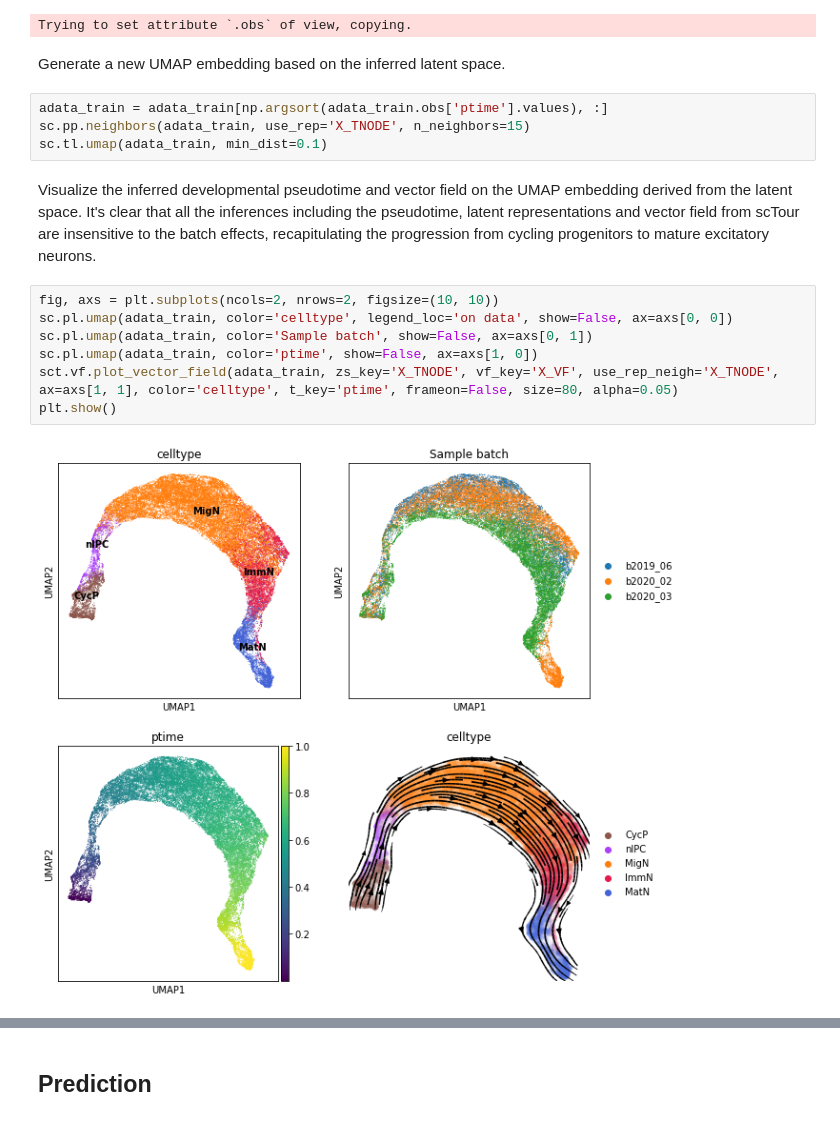
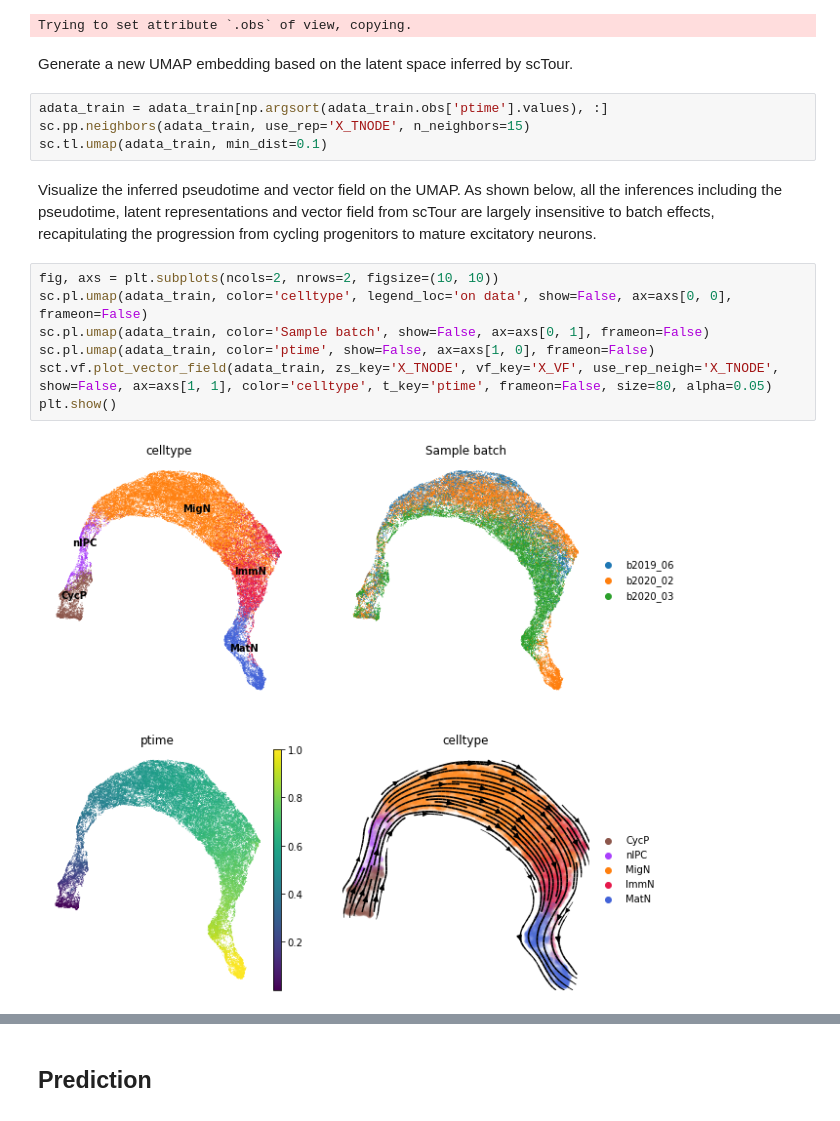
Before and after one commit to LiQian-XC/sctour, a Jupyter notebook: docs/source/notebook/scTour_prediction.ipynb, the cells around one changed output, grey strips where cells are left out. Cells and saved outputs as stored; diff of their text form.

```diff
--- a/docs/source/notebook/scTour_prediction.ipynb
+++ b/docs/source/notebook/scTour_prediction.ipynb
@@ -77,19 +79,19 @@ adata_train.obsm['X_VF'] = tnode.get_vector_field(adata_train.obs['ptime'].value
 # %% [output]
 Trying to set attribute `.obs` of view, copying.
 # %% [markdown]
-Generate a new UMAP embedding based on the inferred latent space.
+Generate a new UMAP embedding based on the latent space inferred by scTour.
 # %%
 adata_train = adata_train[np.argsort(adata_train.obs['ptime'].values), :]
 sc.pp.neighbors(adata_train, use_rep='X_TNODE', n_neighbors=15)
 sc.tl.umap(adata_train, min_dist=0.1)
 # %% [markdown]
-Visualize the inferred developmental pseudotime and vector field on the UMAP embedding derived from the latent space. It's clear that all the inferences including the pseudotime, latent representations and vector field from scTour are insensitive to the batch effects, recapitulating the progression from cycling progenitors to mature excitatory neurons.
+Visualize the inferred pseudotime and vector field on the UMAP. As shown below, all the inferences including the pseudotime, latent representations and vector field from scTour are largely insensitive to batch effects, recapitulating the progression from cycling progenitors to mature excitatory neurons.
 # %%
 fig, axs = plt.subplots(ncols=2, nrows=2, figsize=(10, 10))
-sc.pl.umap(adata_train, color='celltype', legend_loc='on data', show=False, ax=axs[0, 0])
-sc.pl.umap(adata_train, color='Sample batch', show=False, ax=axs[0, 1])
-sc.pl.umap(adata_train, color='ptime', show=False, ax=axs[1, 0])
-sct.vf.plot_vector_field(adata_train, zs_key='X_TNODE', vf_key='X_VF', use_rep_neigh='X_TNODE', ax=axs[1, 1], color='celltype', t_key='ptime', frameon=False, size=80, alpha=0.05)
+sc.pl.umap(adata_train, color='celltype', legend_loc='on data', show=False, ax=axs[0, 0], frameon=False)
+sc.pl.umap(adata_train, color='Sample batch', show=False, ax=axs[0, 1], frameon=False)
+sc.pl.umap(adata_train, color='ptime', show=False, ax=axs[1, 0], frameon=False)
+sct.vf.plot_vector_field(adata_train, zs_key='X_TNODE', vf_key='X_VF', use_rep_neigh='X_TNODE', show=False, ax=axs[1, 1], color='celltype', t_key='ptime', frameon=False, size=80, alpha=0.05)
 plt.show()
 # %% [output]
-[figure, old version]
+[figure, new version]
```
Also changed, not shown: parts of 23 cells of this notebook, 11 other files.
